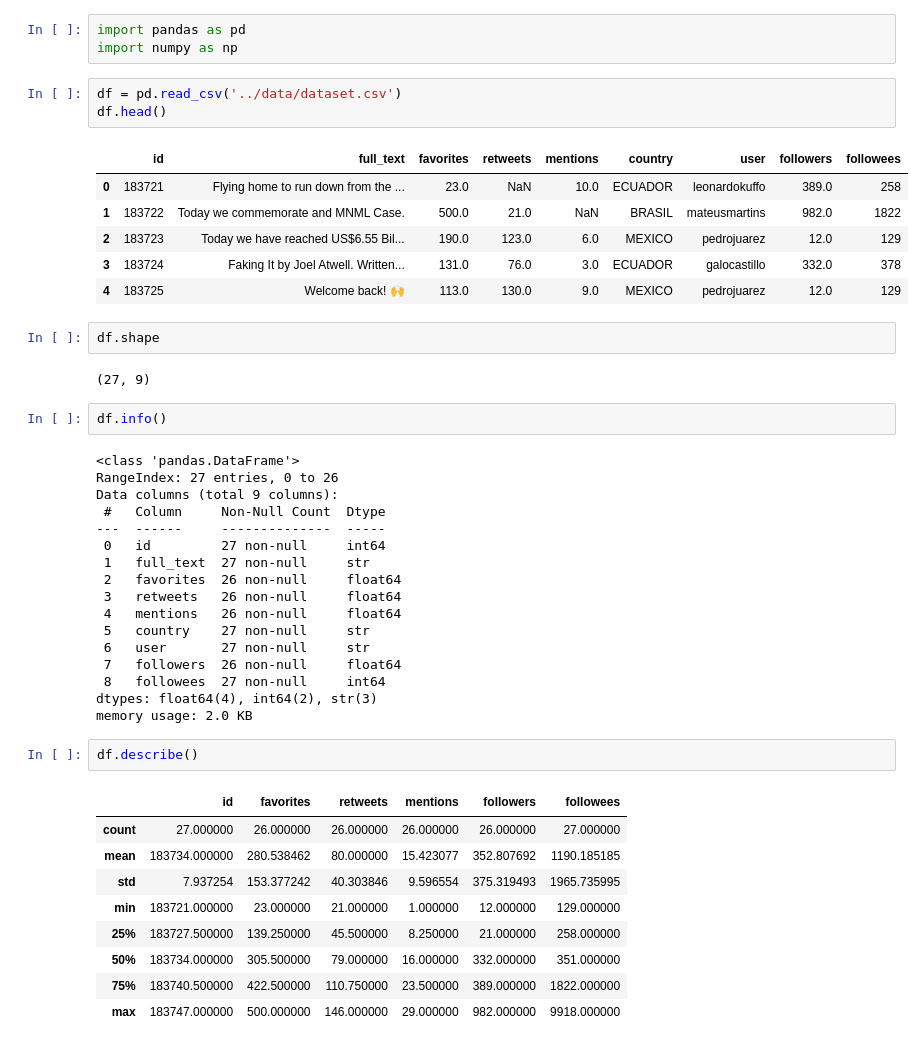
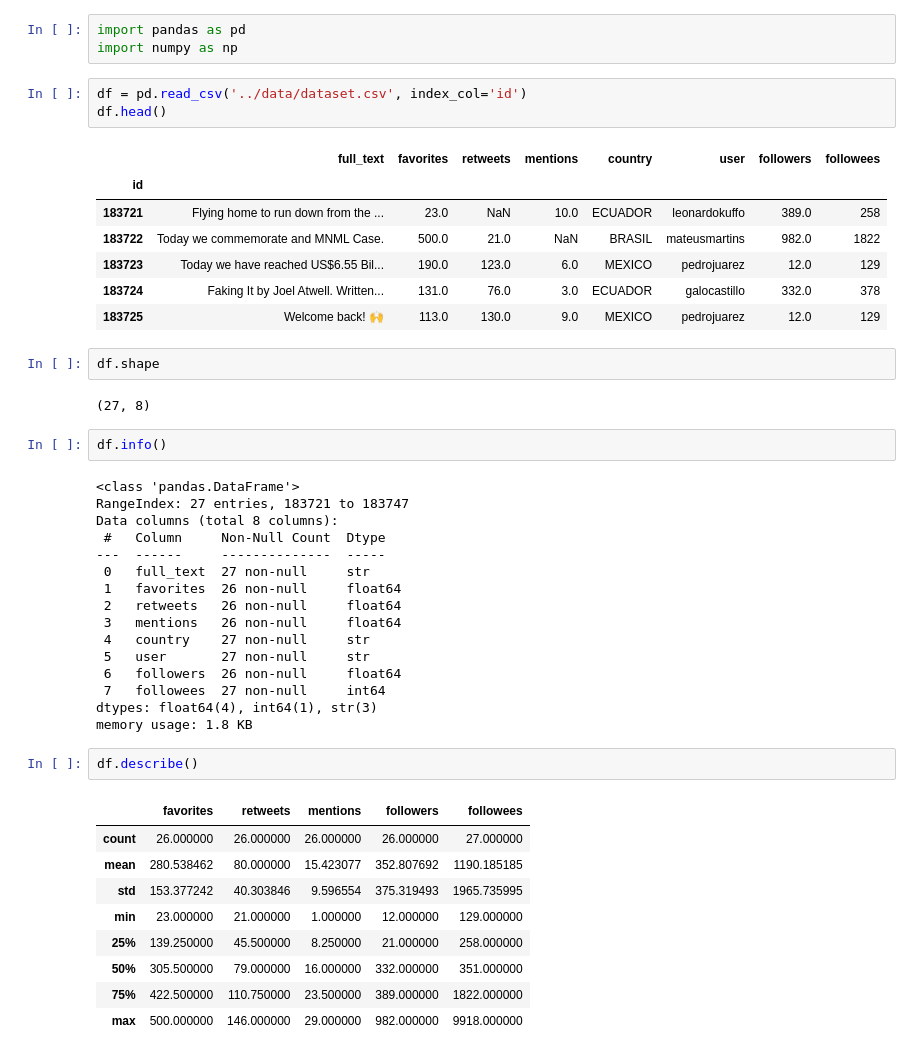
Before and after one commit to pablohf7/curso_visualizaciones, a Jupyter notebook: notebooks/app1.ipynb, the cells around one changed output. Saved outputs shown, nothing was run; the diff lists cells and outputs as text.

```diff
--- a/notebooks/app1.ipynb
+++ b/notebooks/app1.ipynb
@@ -2,50 +2,50 @@
 import pandas as pd
 import numpy as np
 # %%
-df = pd.read_csv('../data/dataset.csv')
+df = pd.read_csv('../data/dataset.csv', index_col='id')
 df.head()
 # %% [output]
-|  | id | full_text | favorites | retweets | mentions | country | user | followers | followees |
-| 0 | 183721 | Flying home to run down from the ... | 23.0 | NaN | 10.0 | ECUADOR | leonardokuffo | 389.0 | 258 |
-| 1 | 183722 | Today we commemorate and MNML Case. | 500.0 | 21.0 | NaN | BRASIL | mateusmartins | 982.0 | 1822 |
-| 2 | 183723 | Today we have reached US$6.55 Bil... | 190.0 | 123.0 | 6.0 | MEXICO | pedrojuarez | 12.0 | 129 |
-| 3 | 183724 | Faking It by Joel Atwell. Written... | 131.0 | 76.0 | 3.0 | ECUADOR | galocastillo | 332.0 | 378 |
-| 4 | 183725 | Welcome back! 🙌 | 113.0 | 130.0 | 9.0 | MEXICO | pedrojuarez | 12.0 | 129 |
+|  | full_text | favorites | retweets | mentions | country | user | followers | followees |
+| id |  |  |  |  |  |  |  |  |
+| 183721 | Flying home to run down from the ... | 23.0 | NaN | 10.0 | ECUADOR | leonardokuffo | 389.0 | 258 |
+| 183722 | Today we commemorate and MNML Case. | 500.0 | 21.0 | NaN | BRASIL | mateusmartins | 982.0 | 1822 |
+| 183723 | Today we have reached US$6.55 Bil... | 190.0 | 123.0 | 6.0 | MEXICO | pedrojuarez | 12.0 | 129 |
+| 183724 | Faking It by Joel Atwell. Written... | 131.0 | 76.0 | 3.0 | ECUADOR | galocastillo | 332.0 | 378 |
+| 183725 | Welcome back! 🙌 | 113.0 | 130.0 | 9.0 | MEXICO | pedrojuarez | 12.0 | 129 |
 # %%
 df.shape
 # %% [output]
-(27, 9)
+(27, 8)
 # %%
 df.info()
 # %% [output]
 <class 'pandas.DataFrame'>
-RangeIndex: 27 entries, 0 to 26
-Data columns (total 9 columns):
+RangeIndex: 27 entries, 183721 to 183747
+Data columns (total 8 columns):
  #   Column     Non-Null Count  Dtype
 ---  ------     --------------  -----
- 0   id         27 non-null     int64
- 1   full_text  27 non-null     str
- 2   favorites  26 non-null     float64
- 3   retweets   26 non-null     float64
- 4   mentions   26 non-null     float64
- 5   country    27 non-null     str
- 6   user       27 non-null     str
- 7   followers  26 non-null     float64
- 8   followees  27 non-null     int64
-dtypes: float64(4), int64(2), str(3)
-memory usage: 2.0 KB
+ 0   full_text  27 non-null     str
+ 1   favorites  26 non-null     float64
+ 2   retweets   26 non-null     float64
+ 3   mentions   26 non-null     float64
+ 4   country    27 non-null     str
+ 5   user       27 non-null     str
+ 6   followers  26 non-null     float64
+ 7   followees  27 non-null     int64
+dtypes: float64(4), int64(1), str(3)
+memory usage: 1.8 KB
 # %%
 df.describe()
 # %% [output]
-|  | id | favorites | retweets | mentions | followers | followees |
-| count | 27.000000 | 26.000000 | 26.000000 | 26.000000 | 26.000000 | 27.000000 |
-| mean | 183734.000000 | 280.538462 | 80.000000 | 15.423077 | 352.807692 | 1190.185185 |
-| std | 7.937254 | 153.377242 | 40.303846 | 9.596554 | 375.319493 | 1965.735995 |
-| min | 183721.000000 | 23.000000 | 21.000000 | 1.000000 | 12.000000 | 129.000000 |
-| 25% | 183727.500000 | 139.250000 | 45.500000 | 8.250000 | 21.000000 | 258.000000 |
-| 50% | 183734.000000 | 305.500000 | 79.000000 | 16.000000 | 332.000000 | 351.000000 |
-| 75% | 183740.500000 | 422.500000 | 110.750000 | 23.500000 | 389.000000 | 1822.000000 |
-| max | 183747.000000 | 500.000000 | 146.000000 | 29.000000 | 982.000000 | 9918.000000 |
+|  | favorites | retweets | mentions | followers | followees |
+| count | 26.000000 | 26.000000 | 26.000000 | 26.000000 | 27.000000 |
+| mean | 280.538462 | 80.000000 | 15.423077 | 352.807692 | 1190.185185 |
+| std | 153.377242 | 40.303846 | 9.596554 | 375.319493 | 1965.735995 |
+| min | 23.000000 | 21.000000 | 1.000000 | 12.000000 | 129.000000 |
+| 25% | 139.250000 | 45.500000 | 8.250000 | 21.000000 | 258.000000 |
+| 50% | 305.500000 | 79.000000 | 16.000000 | 332.000000 | 351.000000 |
+| 75% | 422.500000 | 110.750000 | 23.500000 | 389.000000 | 1822.000000 |
+| max | 500.000000 | 146.000000 | 29.000000 | 982.000000 | 9918.000000 |
 # %%
 df_filtrado = df.dropna()
 df_filtrado
```
Also changed, not shown: parts of 14 cells of this notebook.
